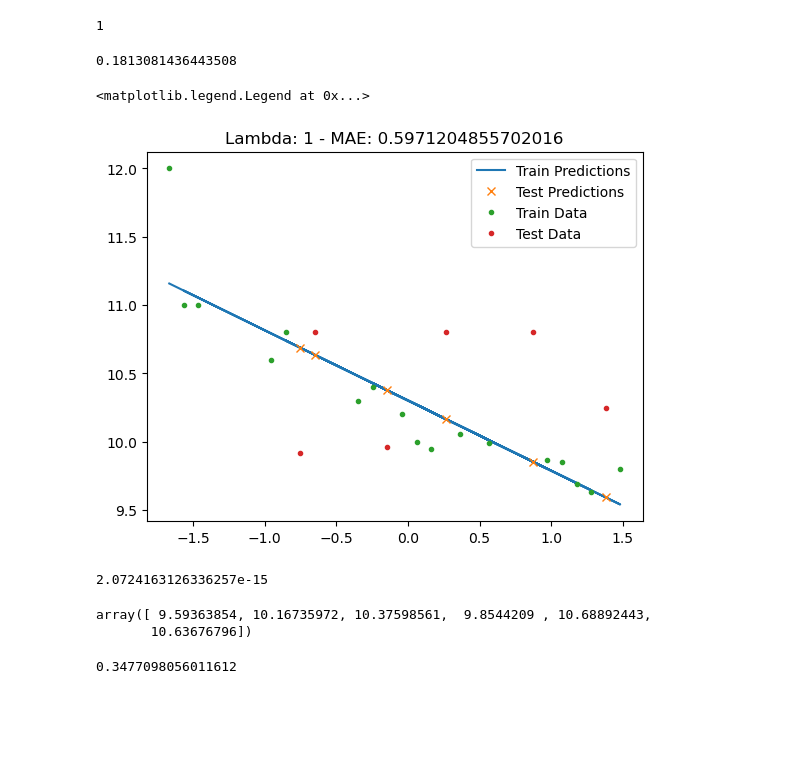
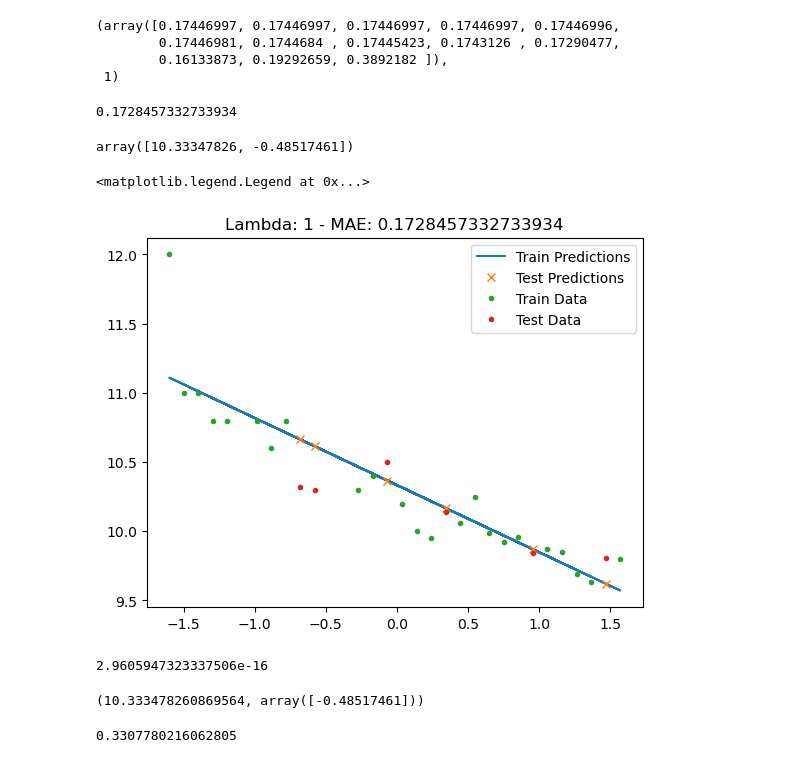
Before and after one commit to sararst/Malis, a Jupyter notebook: proj3/task2.ipynb, the cells around one changed output. Cells and saved outputs as stored; diff of their text form; code cells hidden in the pictures; blank space fills up the shorter version.

```diff
--- a/proj3/task2.ipynb
+++ b/proj3/task2.ipynb
@@ -16,8 +16,8 @@ df = pd.read_csv('olympics_100m.csv', sep=',')
 X = df[predictor].values
 y = df[target].values
 # %%
-X_train, X_test, y_train, y_test = train_test_split(X, y, test_size=0.2, shuffle=True, random_state=42)
-X_train, X_val, y_train, y_val = train_test_split(X_train, y_train, test_size=0.25, shuffle=True, random_state=42)
+X_train, X_test, y_train, y_test = train_test_split(X, y, test_size=0.2, random_state=42)
+# X_train, X_val, y_train, y_val = train_test_split(X_train, y_train, test_size=0.25, shuffle=True, random_state=42)
 # %%
 # don't know if required ??
 # Centering and normalizing the data so that the effect of the intercept
@@ -57,9 +57,13 @@ for train_k, val_k in k_fold.split(X_train):
         errors.append(e)
 avg_errors = np.mean(np.array(errors).reshape((k, len(lambda_values))), axis=0)
 best_l = lambda_values[np.argmin(avg_errors)]
-best_l
-# %% [output]
-1
+# %%
+avg_errors, best_l
+# %% [output]
+(array([0.17446997, 0.17446997, 0.17446997, 0.17446997, 0.17446996,
+        0.17446981, 0.1744684 , 0.17445423, 0.1743126 , 0.17290477,
+        0.16133873, 0.19292659, 0.3892182 ]),
+ 1)
 # %%
 ridge_model = Ridge_(best_l)
 w = ridge_model.ridge_fit(X_train, y_train)
@@ -67,19 +71,23 @@ pred_test = ridge_model.ridge_predict(X_test)
 mae_test = mean_absolute_error(y_test, pred_test)
 mae_test
 # %% [output]
-0.1813081436443508
+0.1728457332733934
+# %%
+w
+# %% [output]
+array([10.33347826, -0.48517461])
 # %%
 y_hat = ridge_model.ridge_predict(X_train)
 plt.tight_layout()
 plt.plot(X_train[:, 1], y_hat, label='Train Predictions')
 plt.plot(X_test[:, 1], pred_test, 'x', label='Test Predictions')
 plt.plot(X_train[:, 1], y_train, '.', label='Train Data')
-plt.plot(X_test[:, 1], y_val, '.', label='Test Data')
-plt.title(f"Lambda: {best_l} - MAE: {mean_absolute_error(y_val, pred_test)}")
+plt.plot(X_test[:, 1], y_test, '.', label='Test Data')
+plt.title(f"Lambda: {best_l} - MAE: {mean_absolute_error(y_test, pred_test)}")
 plt.legend()
 # %% [output]
 <matplotlib.legend.Legend at 0x...>
-[figure, old version]
+[figure, new version]
 # %%
 # test with sklearn
 ridge_model2 = Ridge(alpha=best_l)
@@ -91,12 +99,11 @@ sklearn_predictions = ridge_model2.predict(X_test[:, 1].reshape(-1, 1))
 diff = pred_test - sklearn_predictions
 mean_absolute_error(sklearn_predictions, pred_test)
 # %% [output]
-2.0724163126336257e-15
+2.9605947323337506e-16
-# %%
-sklearn_predictions
-# %% [output]
-array([ 9.59363854, 10.16735972, 10.37598561,  9.8544209 , 10.68892443,
-       10.63676796])
+# %%
+ridge_model2.intercept_, ridge_model2.coef_
+# %% [output]
+(10.333478260869564, array([-0.48517461]))
 # %%
 # comparison with lasso
 lasso_model = Lasso(alpha=best_l)
@@ -106,4 +113,4 @@ lasso_predictions = lasso_model.predict(X_test[:, 1].reshape(-1, 1))
 # %%
 mean_absolute_error(sklearn_predictions, lasso_predictions)
 # %% [output]
-0.3477098056011612
+0.3307780216062805
```
Also changed, not shown: parts of 2 cells of this notebook, 1 other file.
